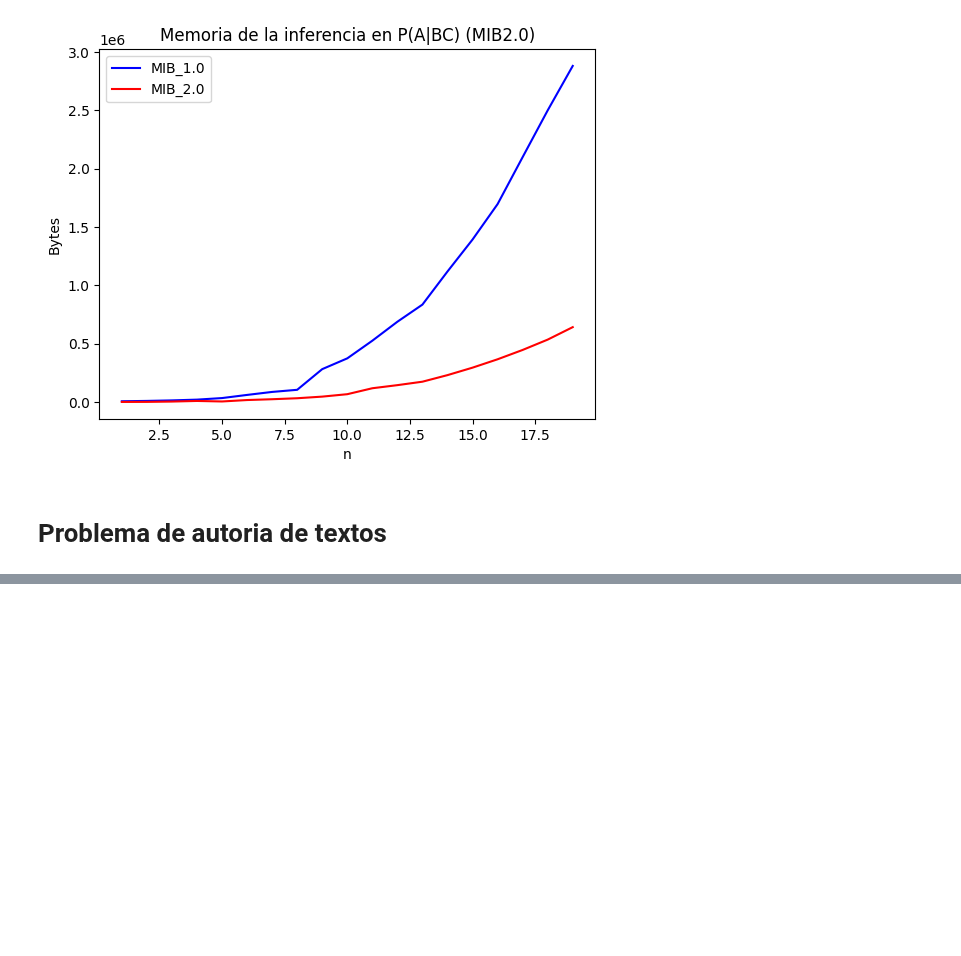
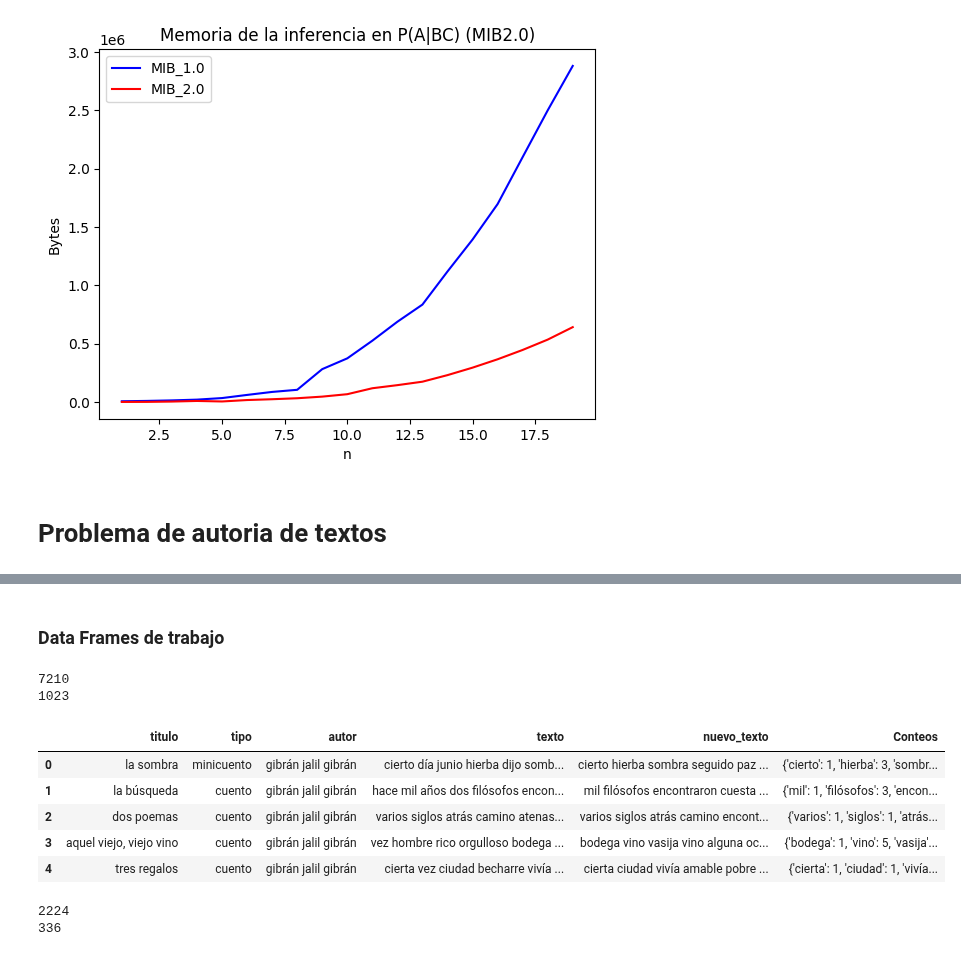
Before and after one commit to robertorys/Tesis, a Jupyter notebook: Test.ipynb, the cells around one changed output, grey strips where cells are left out. Cells and saved outputs as stored; diff of their text form; code cells hidden in the pictures; blank space fills up the shorter version.

Commit message:
Implementación de pre procesamiento de datos para la autoria de textos

```diff
--- a/Test.ipynb
+++ b/Test.ipynb
@@ -300,0 +318,5 @@ $P(A)P(T|A)\displaystyle \prod P(W|AT)$
+# %%
+archivos = glob.glob('./Train/*/*')
+archivos,nombres = tp.carga_cuentos(archivos)
+df_train = tp.lee_cuentos(archivos)
+df_train.head()
@@ -300,0 +348,36 @@ $P(A)P(T|A)\displaystyle \prod P(W|AT)$
+# %% [markdown]
+### Data Frames de trabajo
+# %%
+s=df_train.texto.str.cat(sep=' ').split()
+print(len(s))
+conteos=Counter(s)
+nuevo_vocabulario = list(set([palabra for palabra in s if conteos[palabra] <= 10 and conteos[palabra]>1 ]))
+print(len(nuevo_vocabulario))
+# %% [output]
+7210
+1023
+# %%
+df_train_T = df_train.copy()
+df_train_T['nuevo_texto'] = df_train_T.texto.str.split().\
+    apply(lambda texto: [w for w in texto if w in nuevo_vocabulario]).\
+    apply(lambda x : ' '.join(x))
+df_train_T['Conteos']=df_train_T.nuevo_texto.str.split().apply(Counter)
+
+
+df_train_T.head()
+# %% [output]
+|  | titulo | tipo | autor | texto | nuevo_texto | Conteos |
+| 0 | la sombra | minicuento | gibrán jalil gibrán | cierto día junio hierba dijo somb... | cierto hierba sombra seguido paz ... | {'cierto': 1, 'hierba': 3, 'sombr... |
+| 1 | la búsqueda | cuento | gibrán jalil gibrán | hace mil años dos filósofos encon... | mil filósofos encontraron cuesta ... | {'mil': 1, 'filósofos': 3, 'encon... |
+| 2 | dos poemas | cuento | gibrán jalil gibrán | varios siglos atrás camino atenas... | varios siglos atrás camino encont... | {'varios': 1, 'siglos': 1, 'atrás... |
+| 3 | aquel viejo, viejo vino | cuento | gibrán jalil gibrán | vez hombre rico orgulloso bodega ... | bodega vino vasija vino alguna oc... | {'bodega': 1, 'vino': 5, 'vasija'... |
+| 4 | tres regalos | cuento | gibrán jalil gibrán | cierta vez ciudad becharre vivía ... | cierta ciudad vivía amable pobre ... | {'cierta': 1, 'ciudad': 1, 'vivía... |
+# %%
+s=df_test.texto.str.cat(sep=' ').split()
+print(len(s))
+conteos=Counter(s)
+nuevo_vocab = list(set([palabra for palabra in s if conteos[palabra] <= 10 and conteos[palabra]>1 ]))
+print(len(nuevo_vocab))
+# %% [output]
+2224
+336
```
Also changed, not shown: parts of 27 cells of this notebook, 2 other files.
